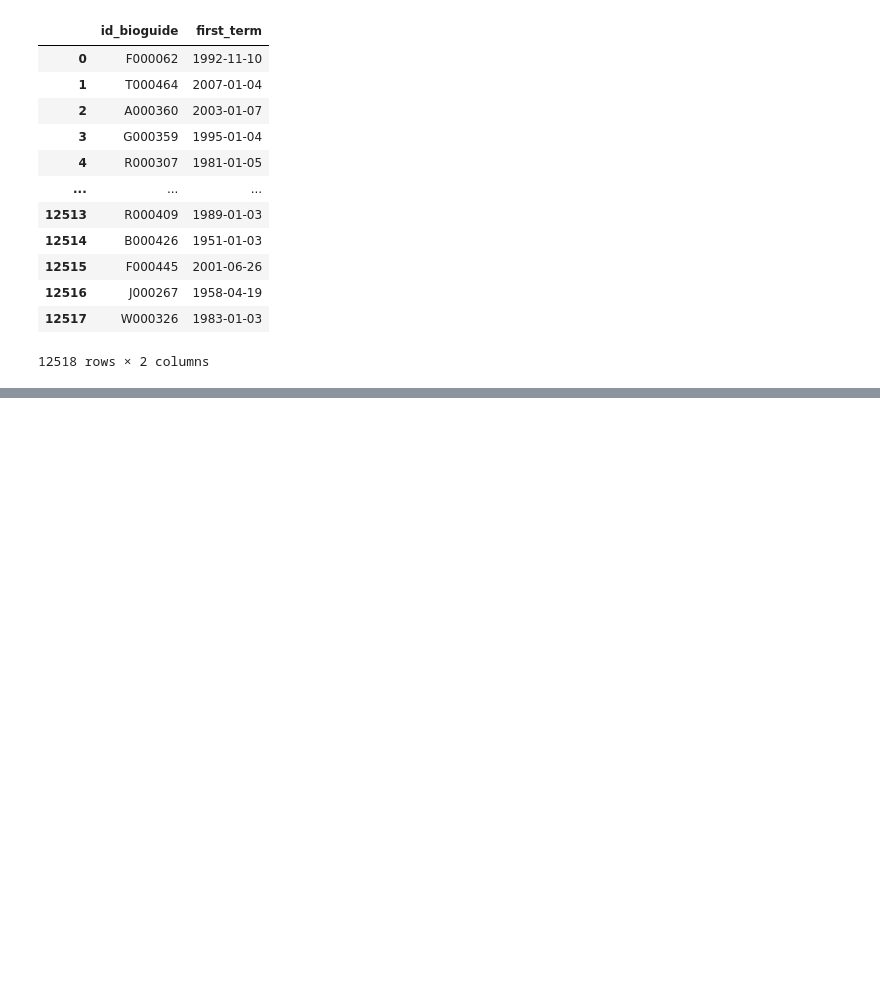
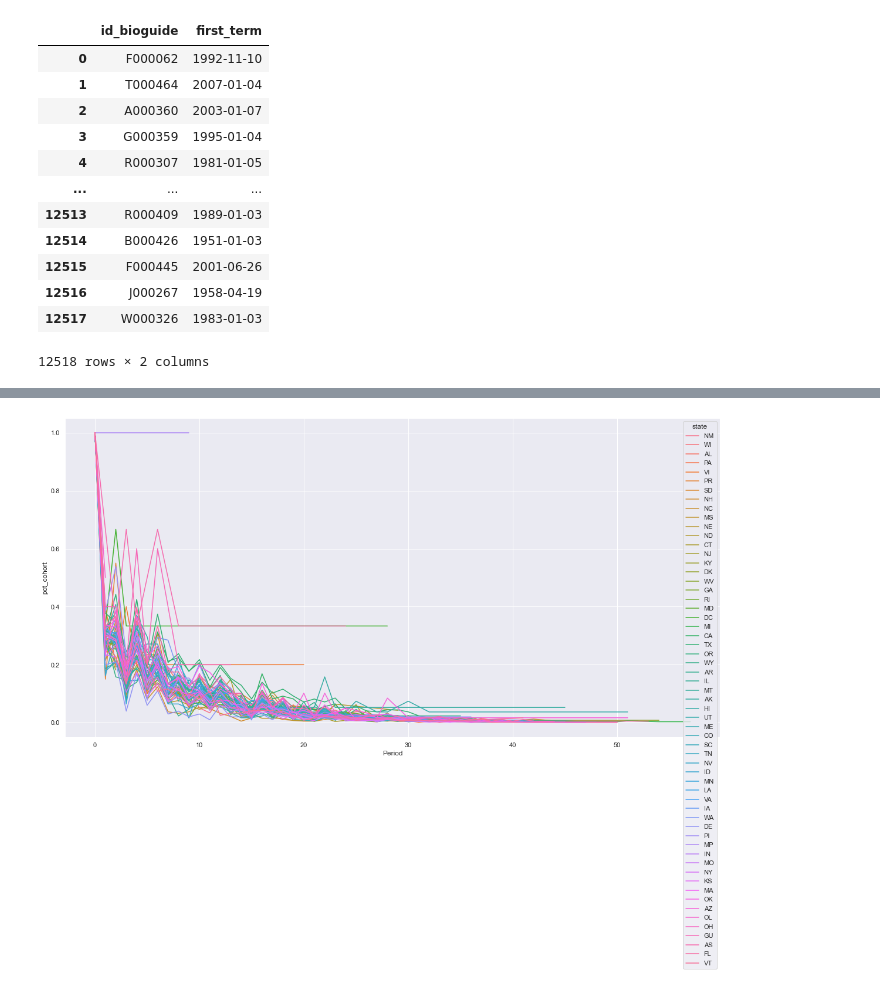
Before and after one commit to 2na3k/churn-duckdb, a Jupyter notebook: churn-nb.ipynb, the cells around one changed output, grey strips where cells are left out. Drawn from its saved outputs; the diff is of its cells as text; code cells hidden in the pictures; blank space fills up the shorter version.

```diff
--- a/churn-nb.ipynb
+++ b/churn-nb.ipynb
@@ -216,0 +249,8 @@ Another try: still the cohort but you need to have something else
+# %%
+#Hue is state, or the cohort by states
+sns.set(rc={'figure.figsize': (20,10)})
+sns.lineplot(data=cohort_by_state, x="period", y="pct_cohort", hue="state")
+plt.xlabel("Period")
+plt.show()
+# %% [output]
+[figure, added]
```
Also changed, not shown: parts of 41 cells of this notebook.
